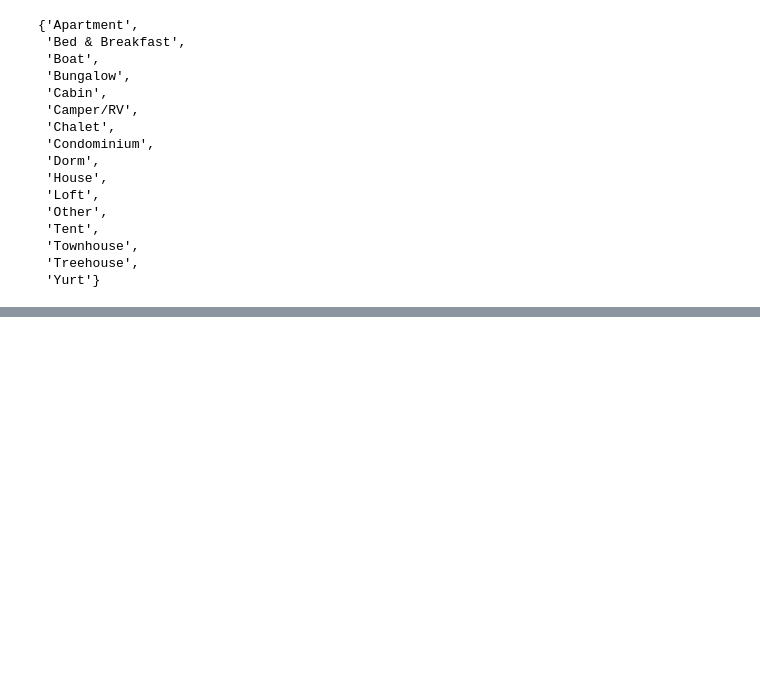
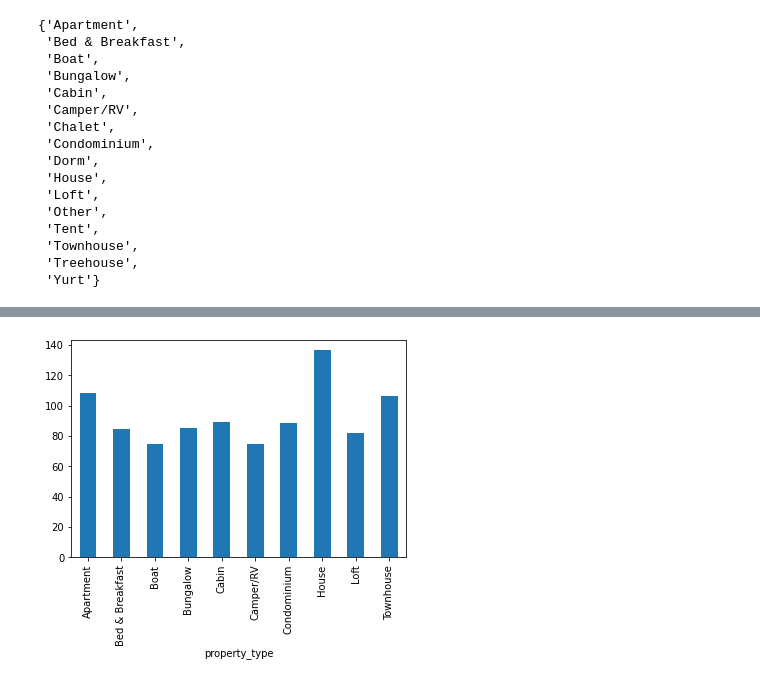
Before and after one commit to BadaBoomi/data_science_training_projects, a Jupyter notebook: blog_project/evaluate.ipynb, the cells around one changed output, grey strips where cells are left out. Drawn from its saved outputs; the diff is of its cells as text; code cells hidden in the pictures; blank space fills up the shorter version.

Commit message:
added mean per accomodation type and neighbourhood

```diff
--- a/blog_project/evaluate.ipynb
+++ b/blog_project/evaluate.ipynb
@@ -171,0 +174,11 @@ AttributeError: 'AxesSubplot' object has no attribute 'set_explode'
+# %%
+# start again with 'Ballard'
+acco_prices = df_seattle_listings[df_seattle_listings['neighbourhood_group_cleansed'] == 'Ballard'][['property_type','price']]
+
+# prices are in string - need to convert them
+convert_to_float = lambda col: float(col.split('$')[1])
+acco_prices['price'] = acco_prices['price'].apply(convert_to_float)
+
+# df.groupby(['CompanySize']).mean()['JobSatisfaction'].sort_values()
+mean_prices_per_group = acco_prices.groupby(['property_type']).mean()['price']
+mean_prices_per_group
@@ -171,0 +198,4 @@ AttributeError: 'AxesSubplot' object has no attribute 'set_explode'
+# %%
+mean_prices_per_group.plot(kind='bar', legend=None);
+# %% [output]
+[figure, added]
```
Also changed, not shown: parts of 5 cells of this notebook.
